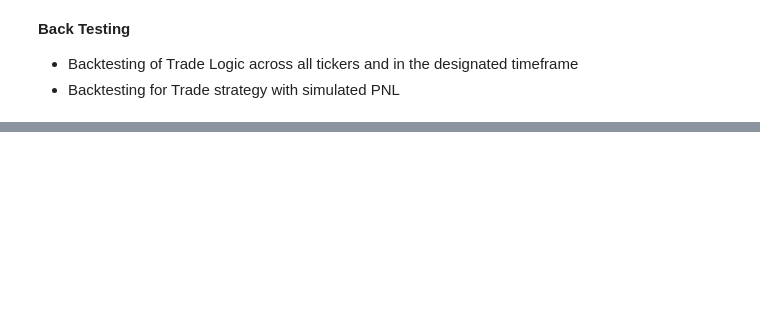
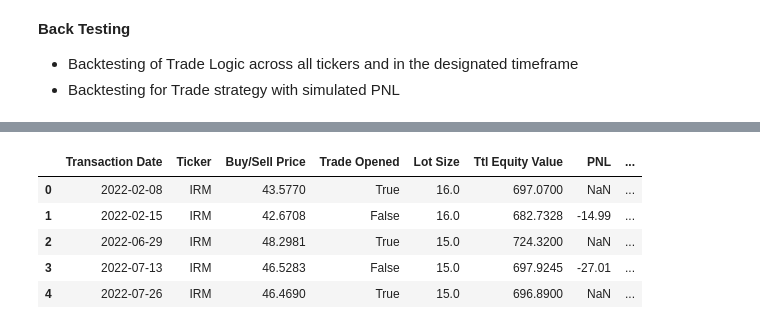
Before and after one commit to jade-lam/AlgorithmicTrading, a Jupyter notebook: Backtesting & PNL Calculation.ipynb, the cells around one changed output, grey strips where cells are left out. Saved outputs shown, nothing was run; the diff lists cells and outputs as text; code cells hidden in the pictures; blank space fills up the shorter version.

```diff
--- a/Backtesting & PNL Calculation.ipynb
+++ b/Backtesting & PNL Calculation.ipynb
@@ -107,0 +263,9 @@ df_list = [IRM, WPC, UVXY, SQQQ, MOS, ARCC, HTGC, ACRE, ABR, CTO]
+# %%
+full_trade.head()
+# %% [output]
+|  | Transaction Date | Ticker | Buy/Sell Price | Trade Opened | Lot Size | Ttl Equity Value | PNL | ... |
+| 0 | 2022-02-08 | IRM | 43.5770 | True | 16.0 | 697.0700 | NaN | ... |
+| 1 | 2022-02-15 | IRM | 42.6708 | False | 16.0 | 682.7328 | -14.99 | ... |
+| 2 | 2022-06-29 | IRM | 48.2981 | True | 15.0 | 724.3200 | NaN | ... |
+| 3 | 2022-07-13 | IRM | 46.5283 | False | 15.0 | 697.9245 | -27.01 | ... |
+| 4 | 2022-07-26 | IRM | 46.4690 | True | 15.0 | 696.8900 | NaN | ... |
```
Also changed, not shown: parts of 28 cells of this notebook.
